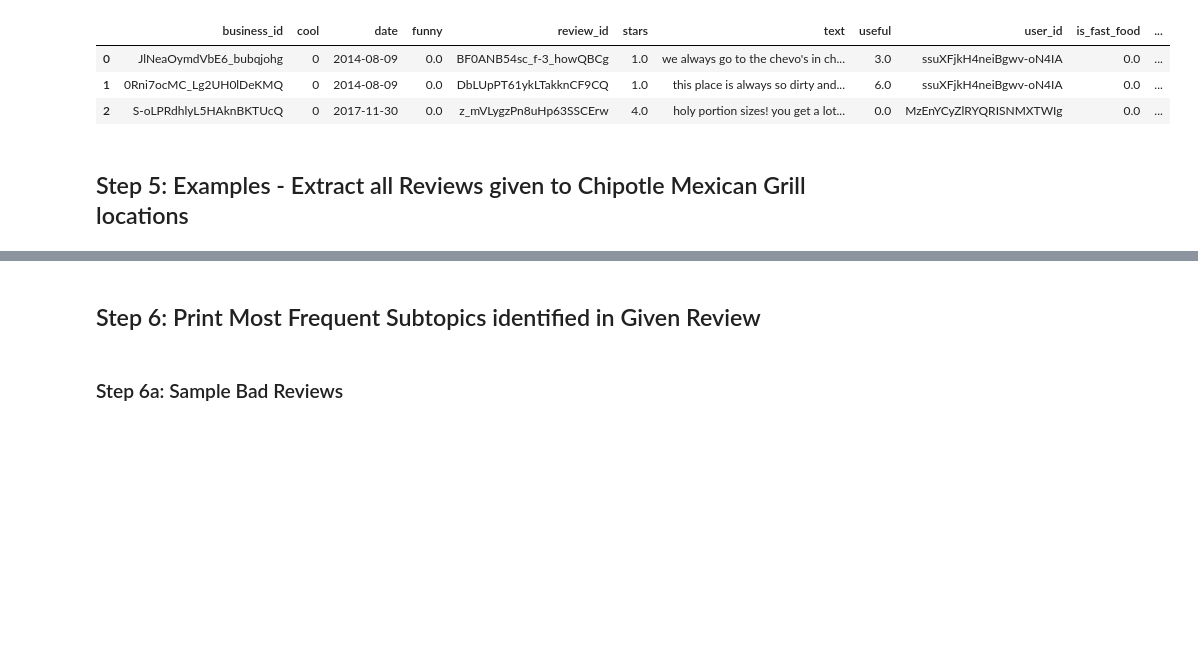
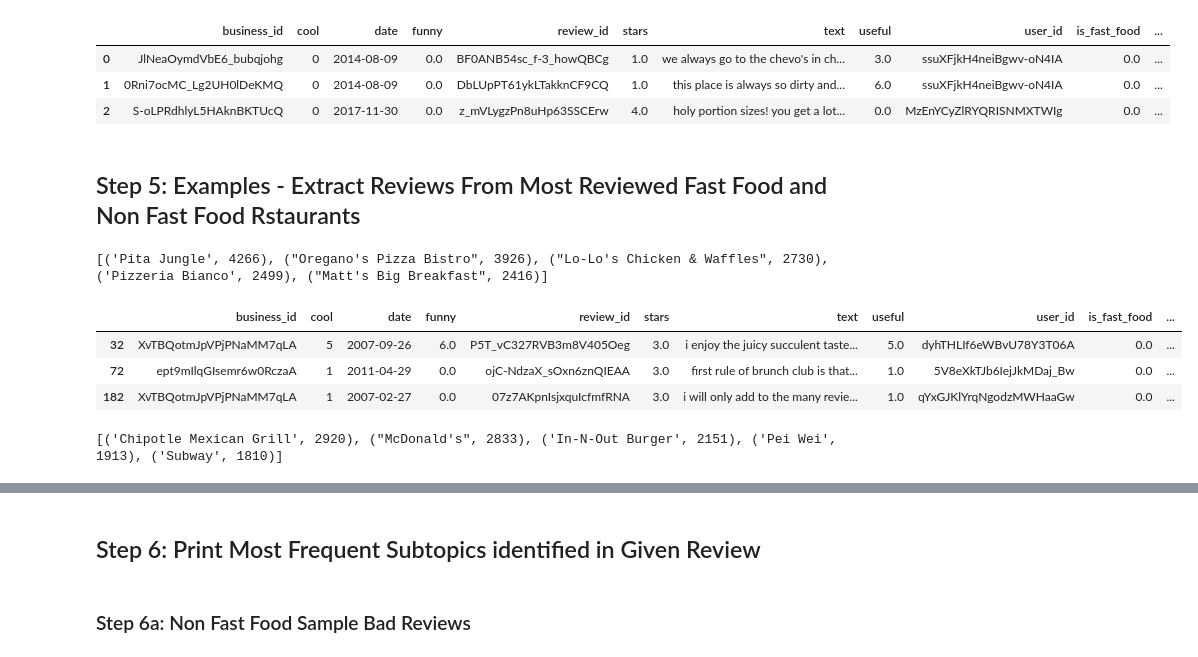
Before and after one commit to samgutentag/yelpsubtopics, a Jupyter notebook: 02_SubTopicReviews/SubTopicTagging_Model5.ipynb, the cells around one changed output, grey strips where cells are left out. Drawn from its saved outputs; the diff is of its cells as text; code cells hidden in the pictures; blank space fills up the shorter version.

Commit message:
example review topic identification for most reviewed fast food and non fast food restaurants

```diff
--- a/02_SubTopicReviews/SubTopicTagging_Model5.ipynb
+++ b/02_SubTopicReviews/SubTopicTagging_Model5.ipynb
@@ -155,6 +155,26 @@ review_df.head(3)
 | 0 | JlNeaOymdVbE6_bubqjohg | 0 | 2014-08-09 | 0.0 | BF0ANB54sc_f-3_howQBCg | 1.0 | we always go to the chevo's in ch... | 3.0 | ssuXFjkH4neiBgwv-oN4IA | 0.0 | ... |
 | 1 | 0Rni7ocMC_Lg2UH0lDeKMQ | 0 | 2014-08-09 | 0.0 | DbLUpPT61ykLTakknCF9CQ | 1.0 | this place is always so dirty and... | 6.0 | ssuXFjkH4neiBgwv-oN4IA | 0.0 | ... |
 | 2 | S-oLPRdhlyL5HAknBKTUcQ | 0 | 2017-11-30 | 0.0 | z_mVLygzPn8uHp63SSCErw | 4.0 | holy portion sizes! you get a lot... | 0.0 | MzEnYCyZlRYQRISNMXTWIg | 0.0 | ... |
-# %% [markdown]
-## Step 5: Examples - Extract all Reviews given to Chipotle Mexican Grill locations
+# %% [markdown]
+## Step 5: Examples - Extract Reviews From Most Reviewed Fast Food and Non Fast Food Rstaurants
+# %%
+nff_review_counter = Counter(review_df[review_df.is_fast_food == 0].name.values).most_common(5)
+nff_most_reviewed = nff_review_counter[0][0]
+print(nff_review_counter)
+# %% [output]
+[('Pita Jungle', 4266), ("Oregano's Pizza Bistro", 3926), ("Lo-Lo's Chicken & Waffles", 2730), ('Pizzeria Bianco', 2499), ("Matt's Big Breakfast", 2416)]
+# %%
+pita_jungle_reviews = review_df[review_df.name == nff_most_reviewed].copy()
+pita_jungle_reviews.head(3)
+# %% [output]
+|  | business_id | cool | date | funny | review_id | stars | text | useful | user_id | is_fast_food | ... |
+| 32 | XvTBQotmJpVPjPNaMM7qLA | 5 | 2007-09-26 | 6.0 | P5T_vC327RVB3m8V405Oeg | 3.0 | i enjoy the juicy succulent taste... | 5.0 | dyhTHLIf6eWBvU78Y3T06A | 0.0 | ... |
+| 72 | ept9mIlqGIsemr6w0RczaA | 1 | 2011-04-29 | 0.0 | ojC-NdzaX_sOxn6znQIEAA | 3.0 | first rule of brunch club is that... | 1.0 | 5V8eXkTJb6IejJkMDaj_Bw | 0.0 | ... |
+| 182 | XvTBQotmJpVPjPNaMM7qLA | 1 | 2007-02-27 | 0.0 | 07z7AKpnIsjxquIcfmfRNA | 3.0 | i will only add to the many revie... | 1.0 | qYxGJKlYrqNgodzMWHaaGw | 0.0 | ... |
+# %%
+ff_review_counter = Counter(review_df[review_df.is_fast_food == 1].name.values).most_common(5)
+ff_most_reviewed = ff_review_counter[0][0]
+print(ff_review_counter)
+# %% [output]
+[('Chipotle Mexican Grill', 2920), ("McDonald's", 2833), ('In-N-Out Burger', 2151), ('Pei Wei', 1913), ('Subway', 1810)]
 # %%
@@ -194,4 +214,4 @@ def print_top_n_review_topics(model, review, n_topics=5, valid_topics = []):
         topic_label = list(topics_of_interest.keys())[list(topics_of_interest.values()).index(n)]
         print('\t{}'.format(topic_label))
 # %% [markdown]
-### Step 6a: Sample Bad Reviews
+### Step 6a: Non Fast Food Sample Bad Reviews
```
Also changed, not shown: parts of 9 cells of this notebook.
